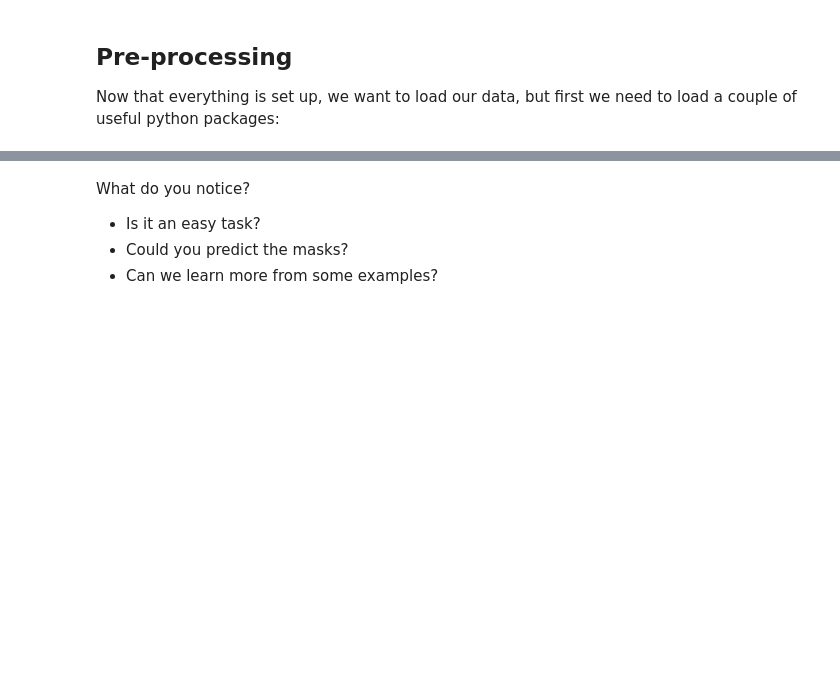
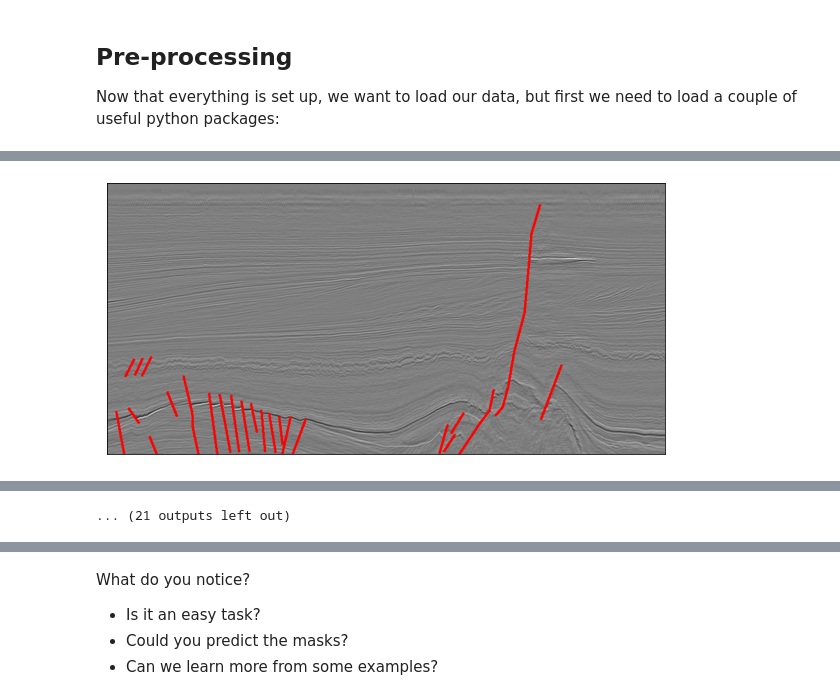
Before and after one commit to thilowrona/seismic_deep_learning, a Jupyter notebook: tutorial-3/tutorial-3.ipynb, the cells around one changed output, grey strips where cells are left out. Drawn from its saved outputs; the diff is of its cells as text; code cells hidden in the pictures; blank space fills up the shorter version.

```diff
--- a/tutorial-3/tutorial-3.ipynb
+++ b/tutorial-3/tutorial-3.ipynb
@@ -171,0 +108,45 @@ datagen_val   = DataGenerator(data[:,1500:],
+# %%
+def load_label(inline):
+    label = Image.open('./seismic_deep_learning/tutorial-3/mask_inline_' + str(inline) + '.png')
+    label.load()
+    label = np.asarray(label)[:,:,3]
+    label = np.where(label > 0.5, 1, 0)
+    return label
+
+
+def plot_overlay(image, label):
+    (tmax, xmax) = np.shape(image)
+
+    label_rgb = np.zeros((tmax,xmax,4), 'uint8')
+    label_rgb[:,:,0] = 255
+    label_rgb[:,:,1] = 255 - 255*label
+    label_rgb[:,:,2] = 255 - 255*label
+    label_rgb[:,:,3] = 255*label
+
+    img = Image.fromarray(label_rgb, mode='RGBA')
+
+    image_rgb = np.zeros((tmax,xmax,4), 'uint8')
+    image_rgb[:,:,0] = 255*image
+    image_rgb[:,:,1] = 255*image
+    image_rgb[:,:,2] = 255*image
+    image_rgb[:,:,3] = 255
+
+    background = Image.fromarray(image_rgb, mode='RGBA')
+    background.paste(img, (0, 0), img)
+
+    plt.imshow(background)
+    plt.xticks([])
+    plt.yticks([])
+
+
+
+tb = widgets.TabBar([str(i) for i in range(100,501,100)])
+
+for i in range(5):
+  with tb.output_to(i):
+    plt.figure(figsize=(10,10))
+    label = load_label(100+100*i)
+    plot_overlay(data[100+100*i,:,:], label)
+    plt.xticks([])
+    plt.yticks([])
+# %% [output]
@@ -171,0 +160 @@ datagen_val   = DataGenerator(data[:,1500:],
+[figure, added]
@@ -171,0 +165 @@ datagen_val   = DataGenerator(data[:,1500:],
+... (21 outputs left out)
```
Also changed, not shown: parts of 44 cells of this notebook, 36 other files.
